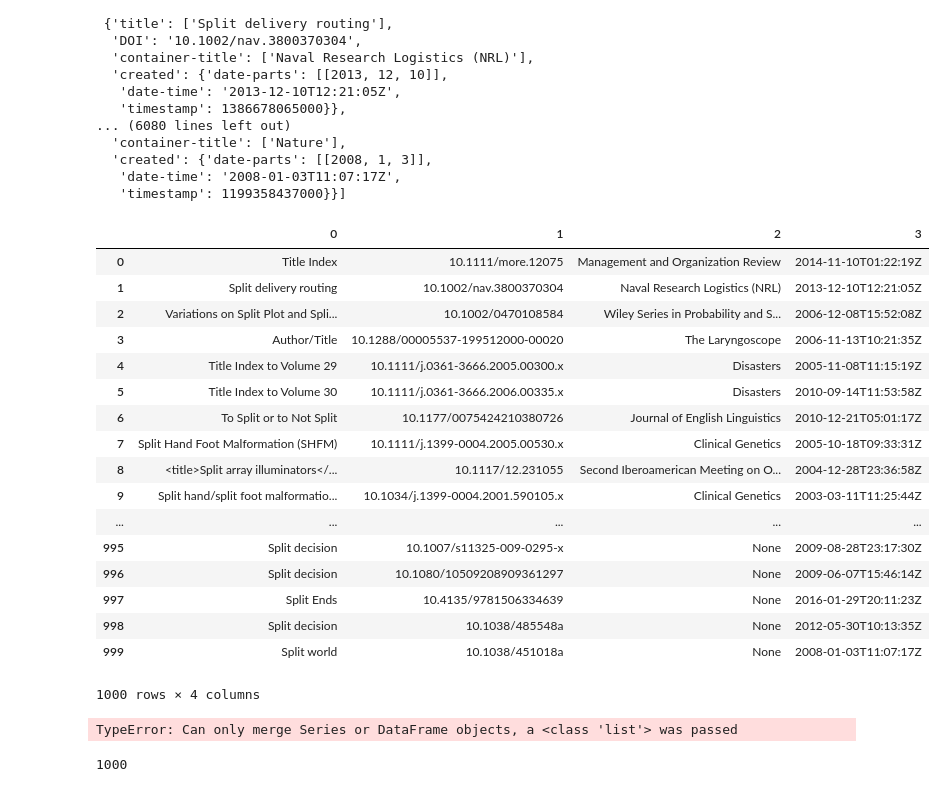
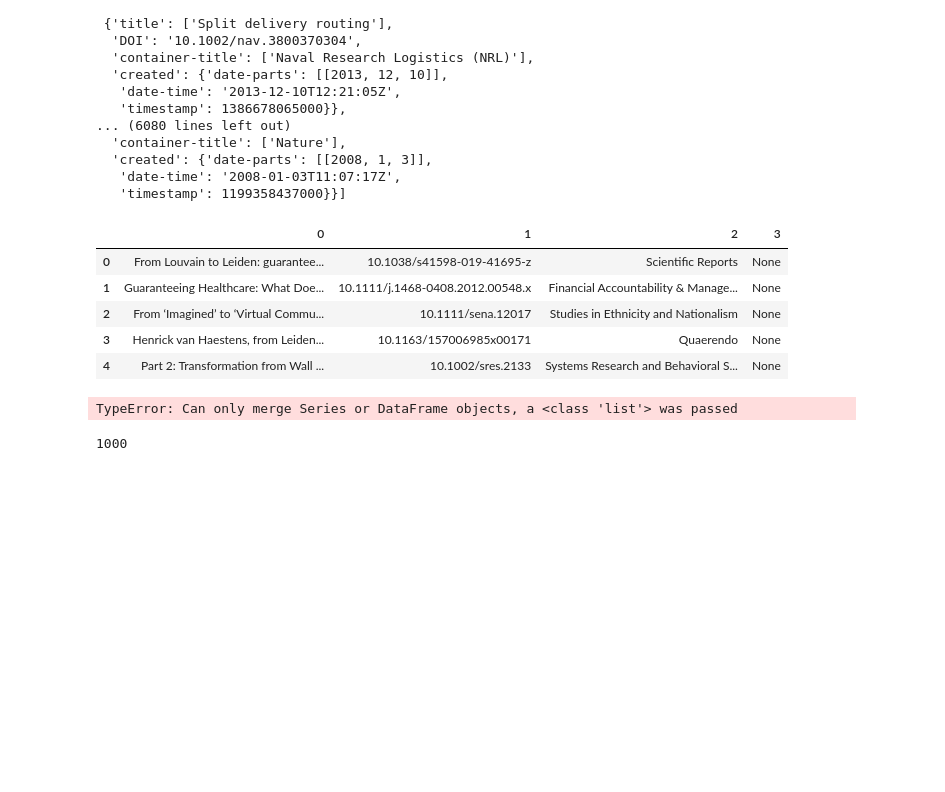
Before and after one commit to NETESOLUTIONS/ERNIE, a Jupyter notebook: Untitled.ipynb, the cells around one changed output. Saved outputs shown, nothing was run; the diff lists cells and outputs as text; code cells hidden in the pictures; blank space fills up the shorter version.

```diff
--- a/Untitled.ipynb
+++ b/Untitled.ipynb
@@ -113,65 +113,54 @@ items_list
    'date-time': '2008-01-03T11:07:17Z',
    'timestamp': 1199358437000}}]
 # %%
-# sample_recomb_title_list= recomb_title_list[:5]
-# sample_recomb_title_list
-# title_string = ' '.join(sample_recomb_title_list['title'].tolist())
-# title_split_list = title_string.replace(' ', '+')
-url_form = 'https://api.crossref.org/works?query.title='
-query_paramters = '&select=title,DOI,container-title,created&mailto=dl2774@columbia.edu&rows=1000'
-url = url_form + 'title_split_list' + query_paramters
+sample_recomb_title_list= recomb_title_list[:5]
+sample_recomb_title_list
+
+title_split_list
+url_form = 'https://api.crossref.org/works?query.title=From Louvain to Leiden: guaranteeing well-connceted communities'
+query_paramters = '&select=title,DOI,container-title&mailto=dl2774@columbia.edu&rows=5'
+url = url_form + query_paramters
 rsp = requests.get(url)
 dict_object = json.loads(rsp.text)
 items_list = dict_object.get('message').get('items')
 
 import itertools
 doi_array = []
 title_array = []
 journal_array = []
 publication_date_array = []
 doi_array = []
 title_array = []
 journal_array = []
 publication_date_array = []
 for item in items_list:
     if item['DOI']:
         value = item['DOI']
         doi_array.append(value)
     if item['title']:
         value = item['title'][0]
         title_array.append(value)
     if 'container-title'in item:
         value = item['container-title'][0]
         journal_array.append(value)
     if 'created'in item:
         value = item['created']['date-time']
         publication_date_array.append(value)
 
 data_df = pd.DataFrame(list(itertools.zip_longest(title_array, doi_array, journal_array, publication_date_array)))
 data_df
 # %% [output]
 |  | 0 | 1 | 2 | 3 |
-| 0 | Title Index | 10.1111/more.12075 | Management and Organization Review | 2014-11-10T01:22:19Z |
-| 1 | Split delivery routing | 10.1002/nav.3800370304 | Naval Research Logistics (NRL) | 2013-12-10T12:21:05Z |
-| 2 | Variations on Split Plot and Spli... | 10.1002/0470108584 | Wiley Series in Probability and S... | 2006-12-08T15:52:08Z |
-| 3 | Author/Title | 10.1288/00005537-199512000-00020 | The Laryngoscope | 2006-11-13T10:21:35Z |
-| 4 | Title Index to Volume 29 | 10.1111/j.0361-3666.2005.00300.x | Disasters | 2005-11-08T11:15:19Z |
-| 5 | Title Index to Volume 30 | 10.1111/j.0361-3666.2006.00335.x | Disasters | 2010-09-14T11:53:58Z |
-| 6 | To Split or to Not Split | 10.1177/0075424210380726 | Journal of English Linguistics | 2010-12-21T05:01:17Z |
-| 7 | Split Hand Foot Malformation (SHFM) | 10.1111/j.1399-0004.2005.00530.x | Clinical Genetics | 2005-10-18T09:33:31Z |
-| 8 | <title>Split array illuminators</... | 10.1117/12.231055 | Second Iberoamerican Meeting on O... | 2004-12-28T23:36:58Z |
-| 9 | Split hand/split foot malformatio... | 10.1034/j.1399-0004.2001.590105.x | Clinical Genetics | 2003-03-11T11:25:44Z |
-| ... | ... | ... | ... | ... |
-| 995 | Split decision | 10.1007/s11325-009-0295-x | None | 2009-08-28T23:17:30Z |
-| 996 | Split decision | 10.1080/10509208909361297 | None | 2009-06-07T15:46:14Z |
-| 997 | Split Ends | 10.4135/9781506334639 | None | 2016-01-29T20:11:23Z |
-| 998 | Split decision | 10.1038/485548a | None | 2012-05-30T10:13:35Z |
-| 999 | Split world | 10.1038/451018a | None | 2008-01-03T11:07:17Z |
+| 0 | From Louvain to Leiden: guarantee... | 10.1038/s41598-019-41695-z | Scientific Reports | None |
+| 1 | Guaranteeing Healthcare: What Doe... | 10.1111/j.1468-0408.2012.00548.x | Financial Accountability & Manage... | None |
+| 2 | From ‘Imagined’ to ‘Virtual Commu... | 10.1111/sena.12017 | Studies in Ethnicity and Nationalism | None |
+| 3 | Henrick van Haestens, from Leiden... | 10.1163/157006985x00171 | Quaerendo | None |
+| 4 | Part 2: Transformation from Wall ... | 10.1002/sres.2133 | Systems Research and Behavioral S... | None |
-1000 rows × 4 columns
-# %%
-DataFrame(list(itertools.izip_longest(l1, l2)))
-# %% [output]
-TypeError: Can only merge Series or DataFrame objects, a <class 'list'> was passed
+# %%
+url_form = 'https://api.crossref.org/works?query.title=From Louvain to Leiden: guaranteeing well-connceted communities'
+query_paramters = '&select=title,DOI,container-title&mailto=dl2774@columbia.edu&enable-multiple-hits="false"&rows=100
+# %% [output]
+TypeError: Can only merge Series or DataFrame objects, a <class 'list'> was passed
 # %%
 # %% [output]
 1000
```
Also changed, not shown: 1 other file.
